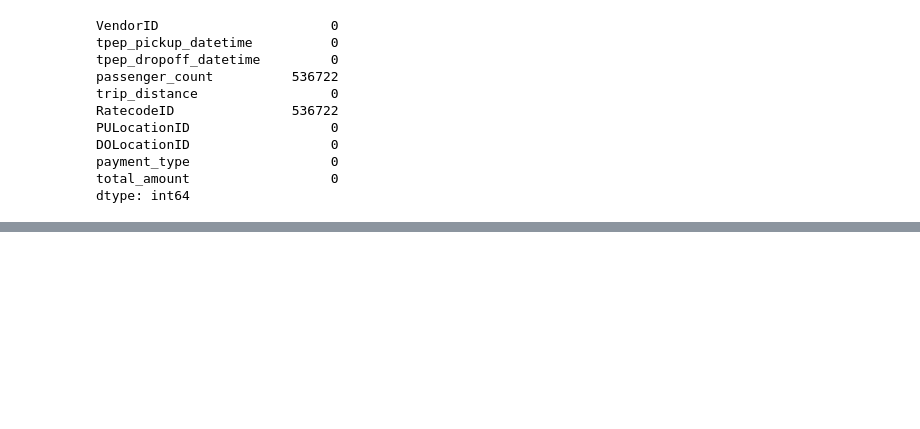
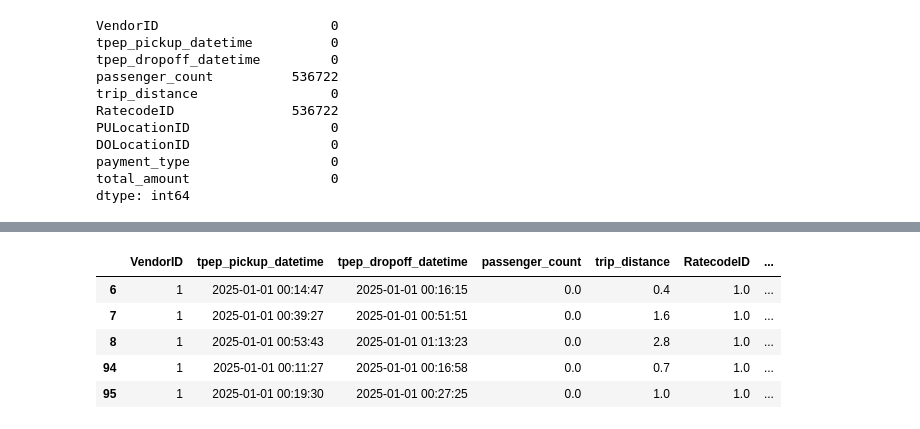
Before and after one commit to Meechymeech/New-York-Taxi-Analysis, a Jupyter notebook: Presentable Notebook.ipynb, the cells around one changed output, grey strips where cells are left out. Cells and saved outputs as stored; diff of their text form; code cells hidden in the pictures; blank space fills up the shorter version.

```diff
--- a/Presentable Notebook.ipynb
+++ b/Presentable Notebook.ipynb
@@ -223,0 +240,9 @@ dtype: int64
+# %%
+taxi_data_filtered[taxi_data_filtered['passenger_count']==0].head()
+# %% [output]
+|  | VendorID | tpep_pickup_datetime | tpep_dropoff_datetime | passenger_count | trip_distance | RatecodeID | ... |
+| 6 | 1 | 2025-01-01 00:14:47 | 2025-01-01 00:16:15 | 0.0 | 0.4 | 1.0 | ... |
+| 7 | 1 | 2025-01-01 00:39:27 | 2025-01-01 00:51:51 | 0.0 | 1.6 | 1.0 | ... |
+| 8 | 1 | 2025-01-01 00:53:43 | 2025-01-01 01:13:23 | 0.0 | 2.8 | 1.0 | ... |
+| 94 | 1 | 2025-01-01 00:11:27 | 2025-01-01 00:16:58 | 0.0 | 0.7 | 1.0 | ... |
+| 95 | 1 | 2025-01-01 00:19:30 | 2025-01-01 00:27:25 | 0.0 | 1.0 | 1.0 | ... |
```
Also changed, not shown: parts of 16 cells of this notebook.
